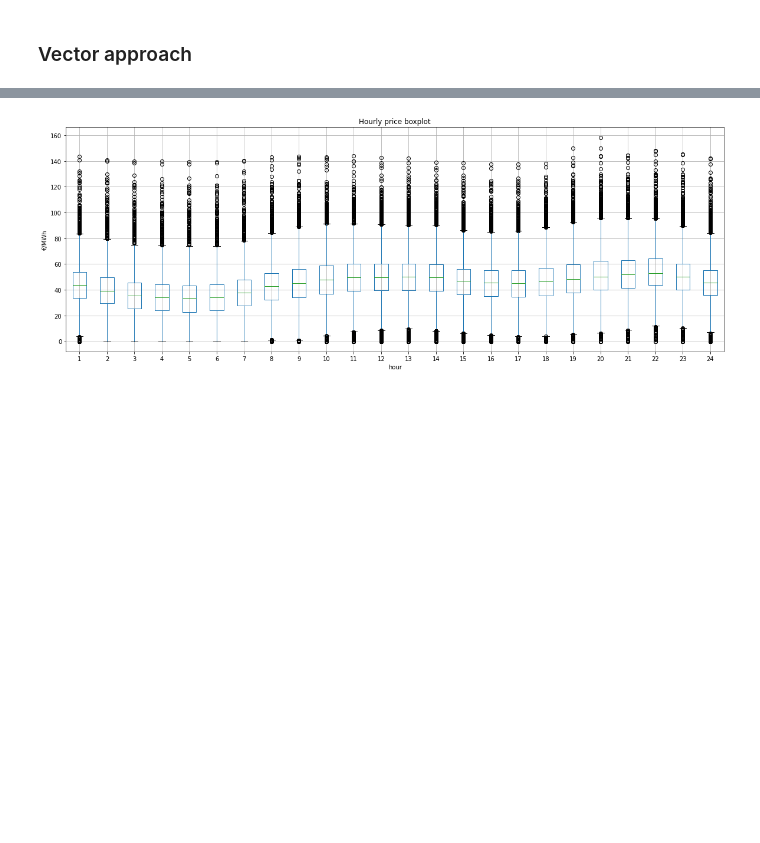
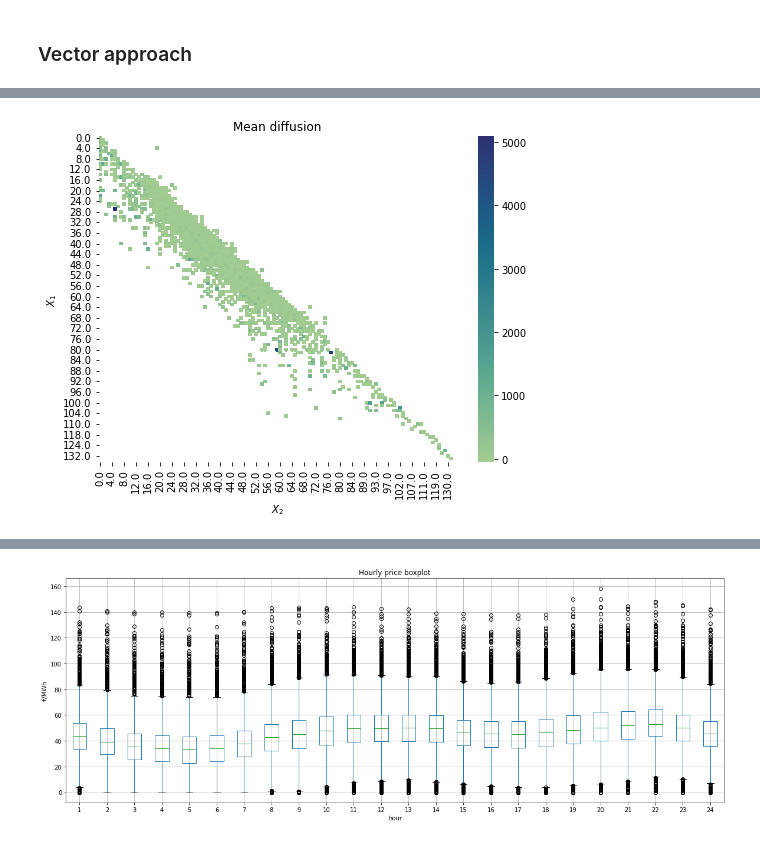
Before and after one commit to NonoMalpi/electricity, a Jupyter notebook: notebooks/Potenciala.ipynb, the cells around one changed output, grey strips where cells are left out. Drawn from its saved outputs; the diff is of its cells as text; code cells hidden in the pictures; blank space fills up the shorter version.

```diff
--- a/notebooks/Potenciala.ipynb
+++ b/notebooks/Potenciala.ipynb
@@ -214,0 +199,4 @@ s = VectorTimeSeries(df=df, signal_name="spain", bucket_method=BucketMethod.Roun
+# %%
+s.plot_diffusion_element(i=1, j=2)
+# %% [output]
+[figure, added]
```
Also changed, not shown: parts of 18 cells of this notebook, 2 other files.
